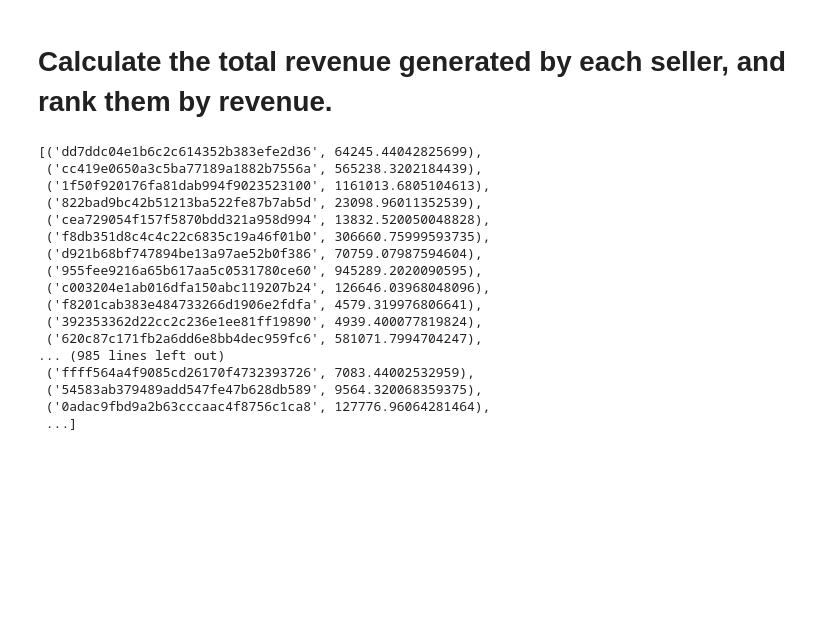
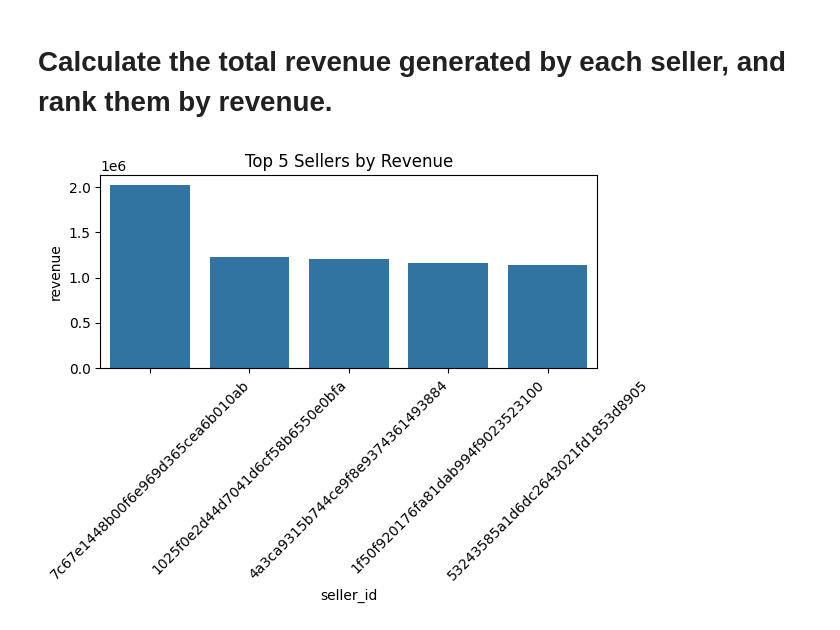
Before and after one commit to chikipiki-code/SQL-Py-Projects, a Jupyter notebook: SQL+Py-Project.ipynb, the cells around one changed output. Drawn from its saved outputs; the diff is of its cells as text; code cells hidden in the pictures; blank space fills up the shorter version.

```diff
--- a/SQL+Py-Project.ipynb
+++ b/SQL+Py-Project.ipynb
@@ -304,31 +287,29 @@ print(np.corrcoef([arr1, arr2]))
 # Calculate the total revenue generated by each seller, and rank them by revenue.
 # %%
 query = """
-SELECT
-    order_items.seller_id,
-    SUM(payments.payment_value) AS total_payment
-FROM order_items
-JOIN payments ON order_items.order_id = payments.order_id
-GROUP BY order_items.seller_id;
+SELECT *,
+       DENSE_RANK() OVER (ORDER BY total_payment DESC) AS rn
+FROM (
+    SELECT order_items.seller_id,
+           SUM(payments.payment_value) AS total_payment
+    FROM order_items
+    JOIN payments ON order_items.order_id = payments.order_id
+    GROUP BY order_items.seller_id
+) AS a;
 """
+
 cur.execute(query)
 data = cur.fetchall()
-data
+
+
+df = pd.DataFrame(data, columns=["seller_id", "revenue", "ranks"])
+df = df.head(5)
+
+# Plot
+sns.barplot(x="seller_id", y="revenue", data=df)
+plt.xticks(rotation=45)
+plt.title("Top 5 Sellers by Revenue")
+plt.tight_layout()
+plt.show()
 # %% [output]
-[('dd7ddc04e1b6c2c614352b383efe2d36', 64245.44042825699),
- ('cc419e0650a3c5ba77189a1882b7556a', 565238.3202184439),
- ('1f50f920176fa81dab994f9023523100', 1161013.6805104613),
- ('822bad9bc42b51213ba522fe87b7ab5d', 23098.96011352539),
- ('cea729054f157f5870bdd321a958d994', 13832.520050048828),
- ('f8db351d8c4c4c22c6835c19a46f01b0', 306660.75999593735),
- ('d921b68bf747894be13a97ae52b0f386', 70759.07987594604),
- ('955fee9216a65b617aa5c0531780ce60', 945289.2020090595),
- ('c003204e1ab016dfa150abc119207b24', 126646.03968048096),
- ('f8201cab383e484733266d1906e2fdfa', 4579.319976806641),
- ('392353362d22cc2c236e1ee81ff19890', 4939.400077819824),
- ('620c87c171fb2a6dd6e8bb4dec959fc6', 581071.7994704247),
-... (985 lines left out)
- ('ffff564a4f9085cd26170f4732393726', 7083.44002532959),
- ('54583ab379489add547fe47b628db589', 9564.320068359375),
- ('0adac9fbd9a2b63cccaac4f8756c1ca8', 127776.96064281464),
- ...]
+[figure, added]
```
Also changed, not shown: parts of 13 cells of this notebook.
